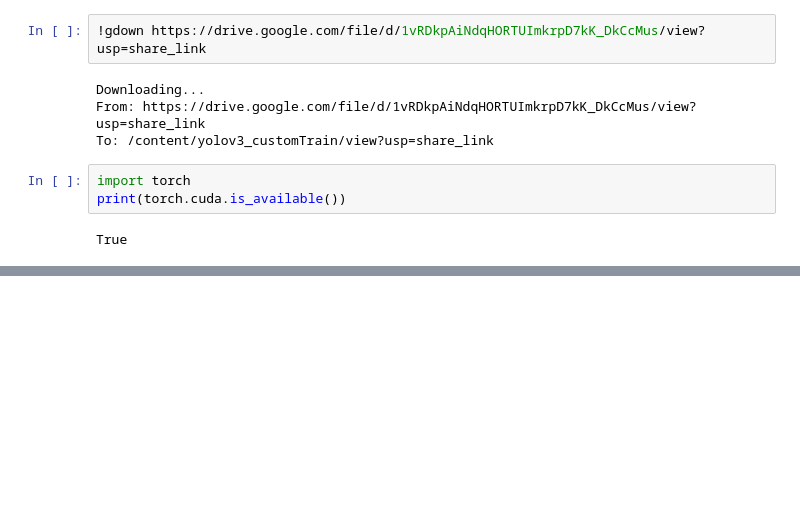
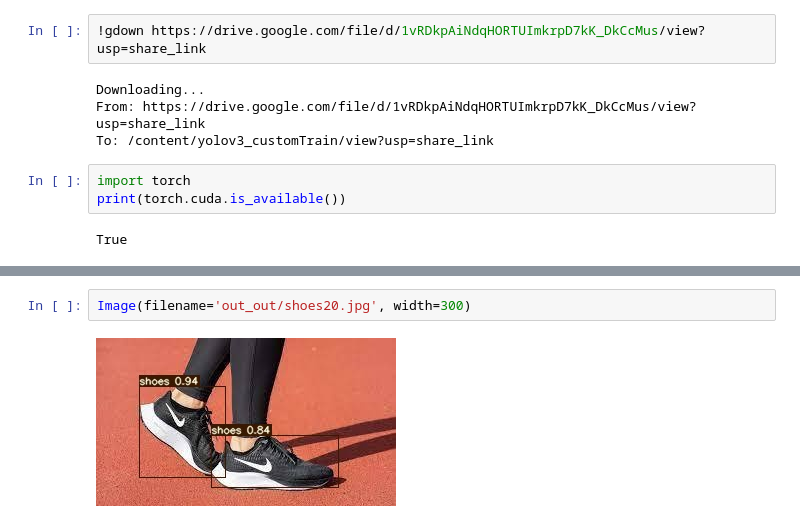
Before and after one commit to ShriMLEngineer/yolov3_customTrain, a Jupyter notebook: YoloV3TrainInference.ipynb, the cells around one changed output, grey strips where cells are left out. Cells and saved outputs as stored; diff of their text form; blank space fills up the shorter version.

```diff
--- a/YoloV3TrainInference.ipynb
+++ b/YoloV3TrainInference.ipynb
@@ -99,0 +148,4 @@ Image(filename='out_out/spiderman5.jpg', width=300)
+# %%
+Image(filename='out_out/shoes20.jpg', width=300)
+# %% [output]
+[figure, added]
```
Also changed, not shown: parts of 12 cells of this notebook.
